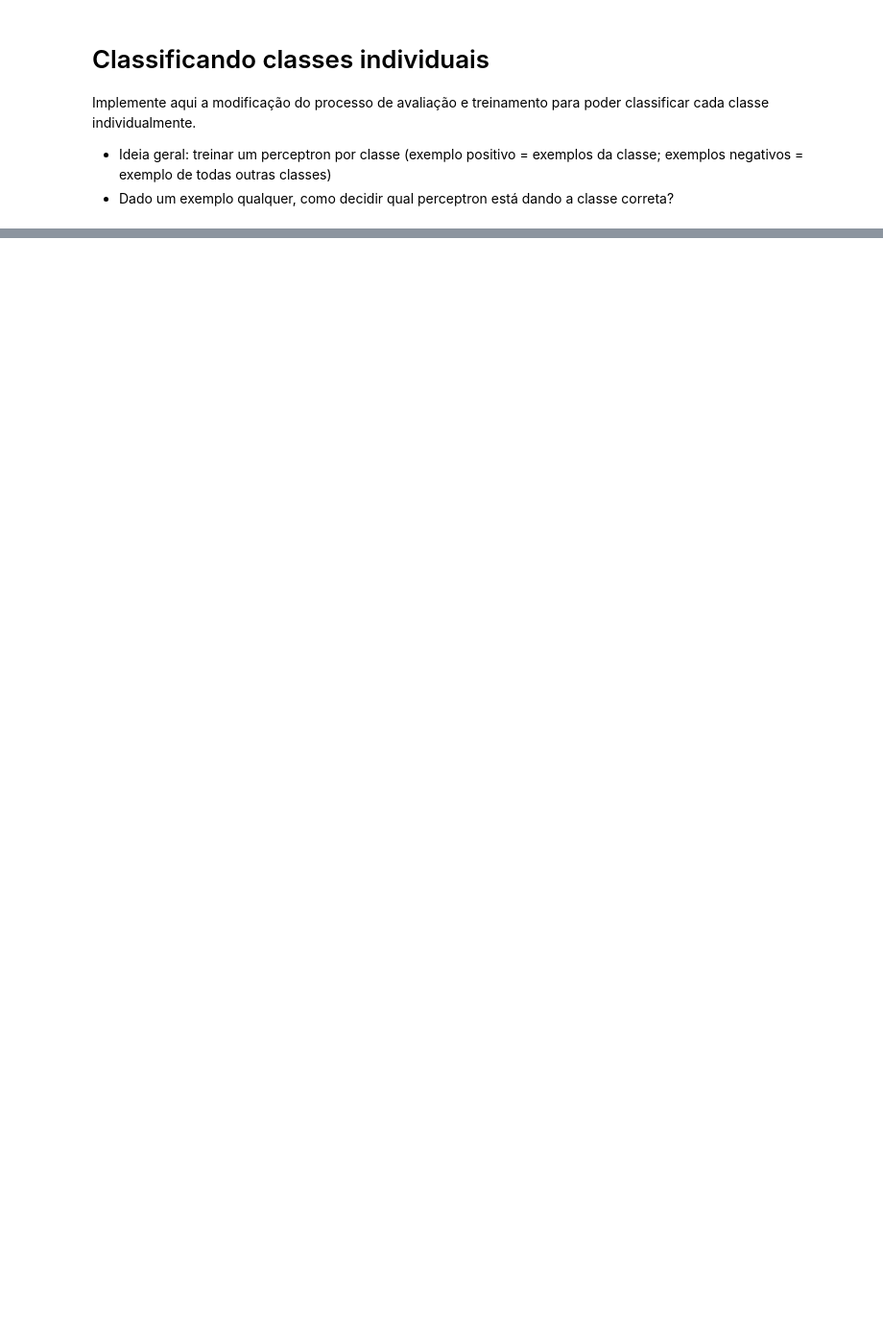
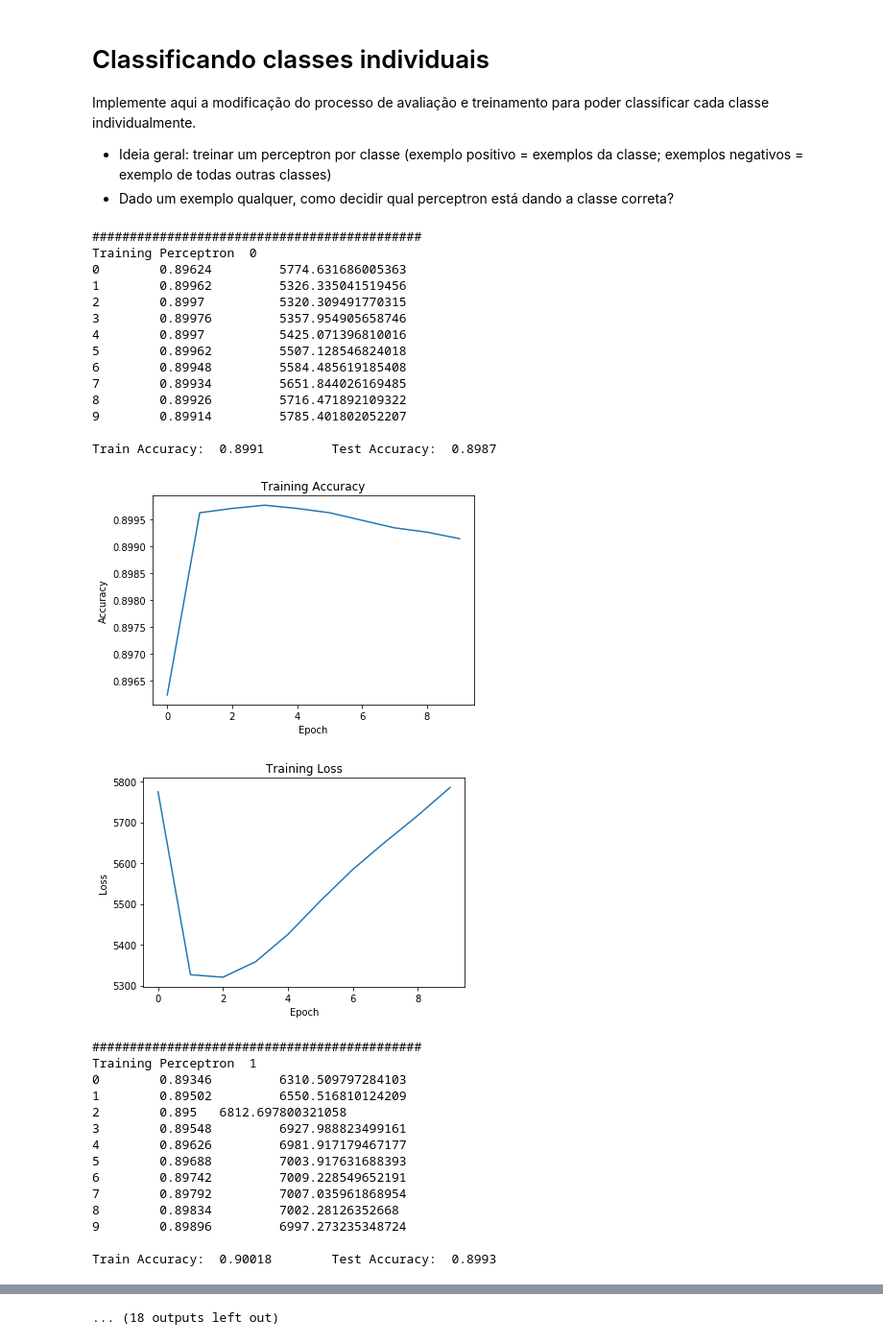
Before and after one commit to atbender/perceptron, a Jupyter notebook: Perceptron.ipynb, the cells around one changed output, grey strips where cells are left out. Shown at 96% size. Drawn from its saved outputs; the diff is of its cells as text; code cells hidden in the pictures; blank space fills up the shorter version.

```diff
--- a/Perceptron.ipynb
+++ b/Perceptron.ipynb
@@ -232,0 +242,76 @@ Implemente aqui a modificação do processo de avaliação e treinamento para po
+# %%
+# converter para vetores 1D
+
+linear_dataset_array_train = [[] for i in range(10)]
+linear_dataset_array_test = [[] for i in range(10)]
+
+for index in range(10):
+
+    target_labels = classes(index)
+    for img,category in grayscale_dataset_train:
+        linear_img = img.reshape(img.shape[0]*img.shape[1],1) / 255
+        if category in target_labels:
+            label = 1
+        else:
+            label = 0
+        linear_dataset_array_train[index].append((linear_img,label))
+
+
+
+    for img,category in grayscale_dataset_test:
+        linear_img = img.reshape(img.shape[0]*img.shape[1],1) / 255
+        if category in target_labels:
+            label = 1
+        else:
+            label = 0
+        linear_dataset_array_test[index].append((linear_img,label))
+# %%
+perceptrons = []
+
+for index in range(10):
+    print("############################################")
+    print("Training Perceptron ", index)
+
+    p0 = Perceptron()
+    p0.train(linear_dataset_array_train[index], 10, "verbose")
+
+    accuracy_train = p0.evaluate(linear_dataset_array_train[index])
+    accuracy_test = p0.evaluate(linear_dataset_array_test[index])
+
+    print("\nTrain Accuracy: ", accuracy_train, "\tTest Accuracy: ", accuracy_test, "\n")
+
+    p0.plotResults()
+
+    perceptrons = np.append(p0, perceptrons)
+    print("\n\n")
+# %% [output]
+############################################
+Training Perceptron  0
+0        0.89624         5774.631686005363
+1        0.89962         5326.335041519456
+2        0.8997          5320.309491770315
+3        0.89976         5357.954905658746
+4        0.8997          5425.071396810016
+5        0.89962         5507.128546824018
+6        0.89948         5584.485619185408
+7        0.89934         5651.844026169485
+8        0.89926         5716.471892109322
+9        0.89914         5785.401802052207
+
+Train Accuracy:  0.8991         Test Accuracy:  0.8987
+[figure, added]
+[figure, added]
+############################################
+Training Perceptron  1
+0        0.89346         6310.509797284103
+1        0.89502         6550.516810124209
+2        0.895   6812.697800321058
+3        0.89548         6927.988823499161
+4        0.89626         6981.917179467177
+5        0.89688         7003.917631688393
+6        0.89742         7009.228549652191
+7        0.89792         7007.035961868954
+8        0.89834         7002.28126352668
+9        0.89896         6997.273235348724
+
+Train Accuracy:  0.90018        Test Accuracy:  0.8993
@@ -232,0 +352 @@ Implemente aqui a modificação do processo de avaliação e treinamento para po
+... (18 outputs left out)
```
Also changed, not shown: parts of 12 cells of this notebook.
